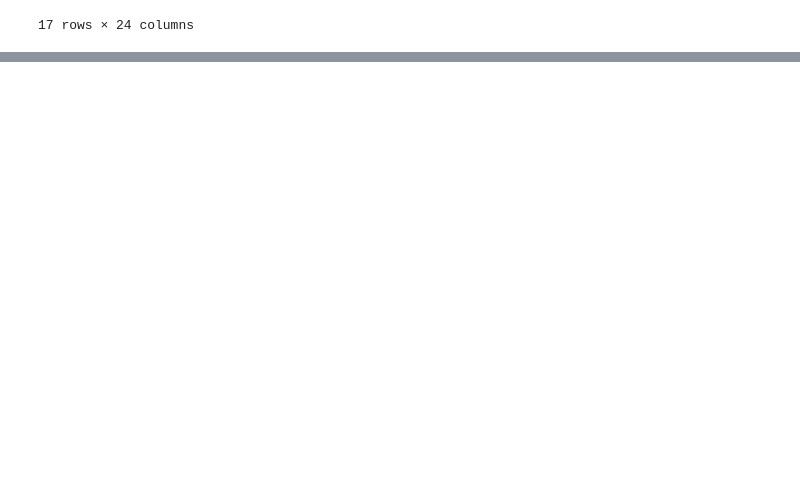
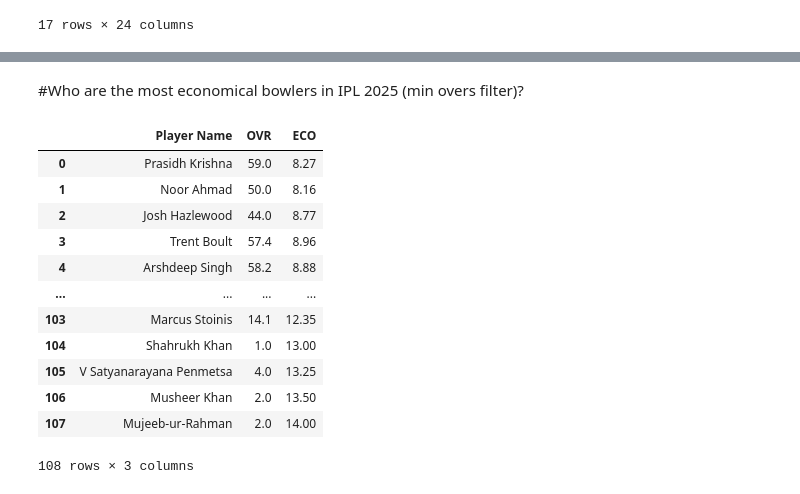
Before and after one commit to ag22042008/data-Science-notebooks, a Jupyter notebook: ipl2025.ipynb, the cells around one changed output, grey strips where cells are left out. Saved outputs shown, nothing was run; the diff lists cells and outputs as text; code cells hidden in the pictures; blank space fills up the shorter version.

```diff
--- a/ipl2025.ipynb
+++ b/ipl2025.ipynb
@@ -465,0 +534,19 @@ ipl2025points
+# %% [markdown]
+#Who are the most economical bowlers in IPL 2025 (min overs filter)?
+# %%
+# lets us analyze the overs first of each bowlers
+Bowlers6=bowlers[['Player Name','OVR','ECO']]
+# %% [output]
+|  | Player Name | OVR | ECO |
+| 0 | Prasidh Krishna | 59.0 | 8.27 |
+| 1 | Noor Ahmad | 50.0 | 8.16 |
+| 2 | Josh Hazlewood | 44.0 | 8.77 |
+| 3 | Trent Boult | 57.4 | 8.96 |
+| 4 | Arshdeep Singh | 58.2 | 8.88 |
+| ... | ... | ... | ... |
+| 103 | Marcus Stoinis | 14.1 | 12.35 |
+| 104 | Shahrukh Khan | 1.0 | 13.00 |
+| 105 | V Satyanarayana Penmetsa | 4.0 | 13.25 |
+| 106 | Musheer Khan | 2.0 | 13.50 |
+| 107 | Mujeeb-ur-Rahman | 2.0 | 14.00 |
+108 rows × 3 columns
```
Also changed, not shown: parts of 20 cells of this notebook.
